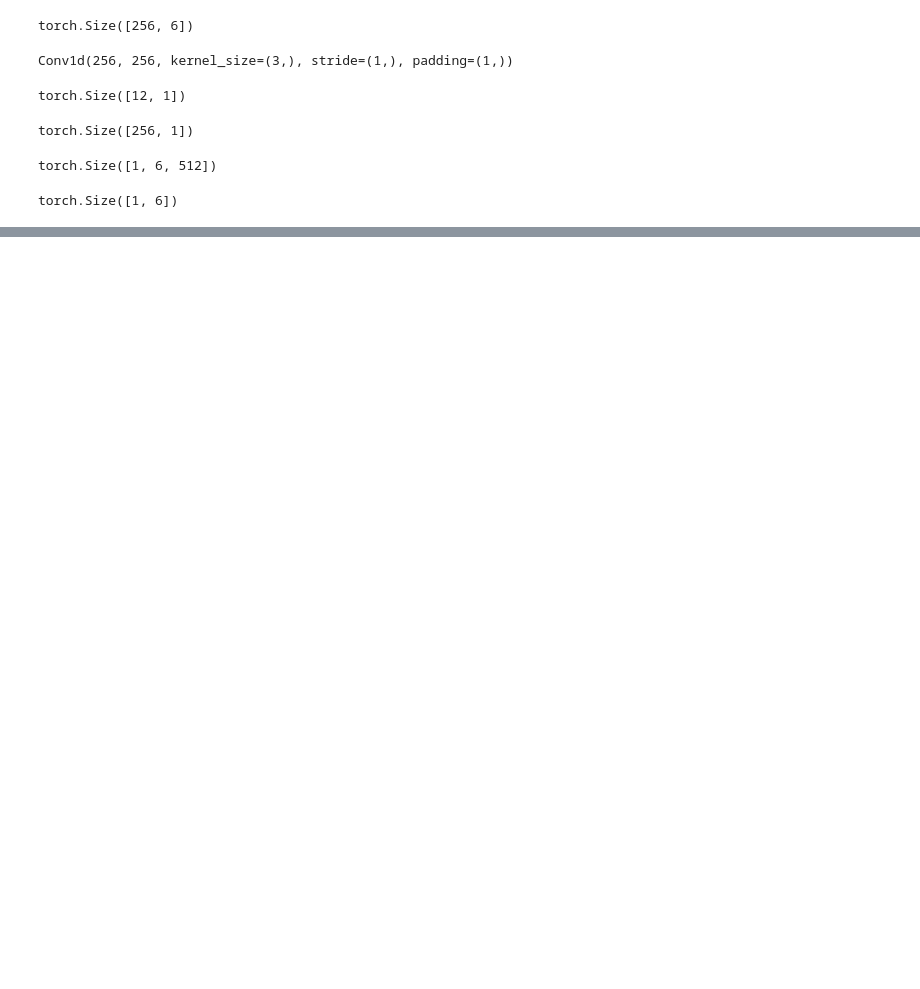
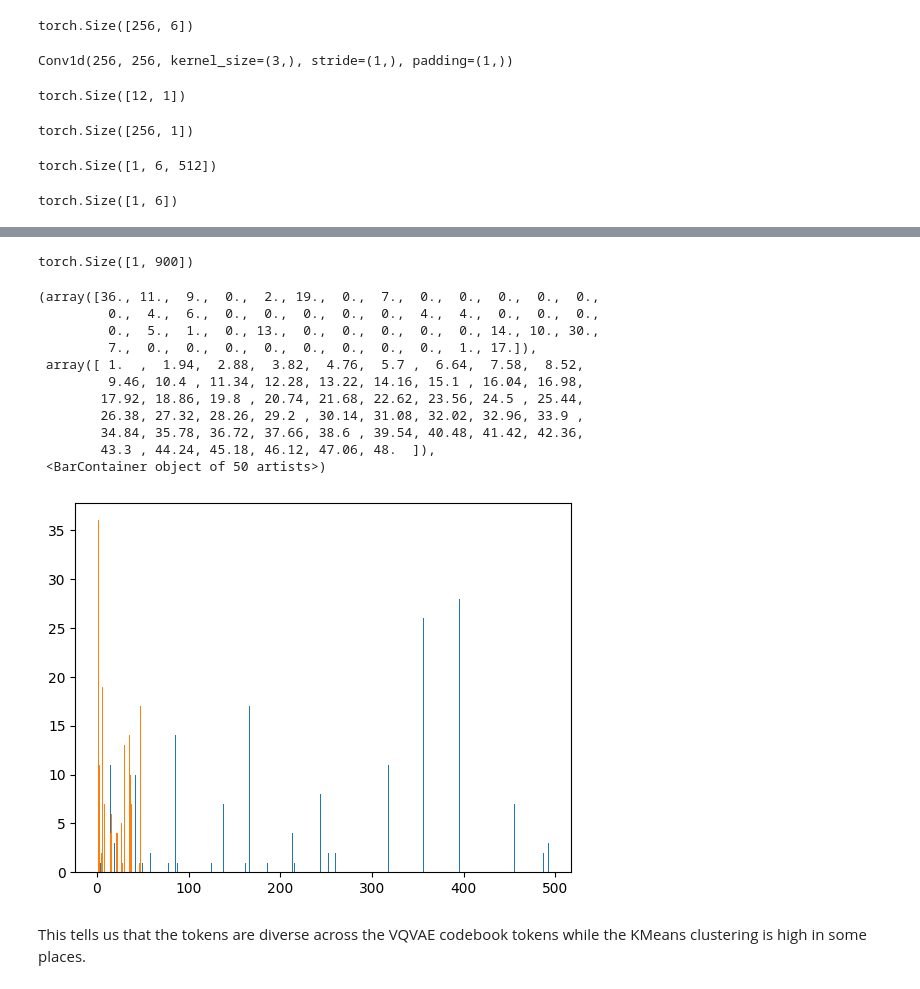
Before and after one commit to ojasprabhune/eeg, a Jupyter notebook: notebooks/vqvae_exploration.ipynb, the cells around one changed output, grey strips where cells are left out. Drawn from its saved outputs; the diff is of its cells as text; code cells hidden in the pictures; blank space fills up the shorter version.

```diff
--- a/notebooks/vqvae_exploration.ipynb
+++ b/notebooks/vqvae_exploration.ipynb
@@ -56,0 +128,23 @@ z_q = z_e + (z_q - z_e).detach()
+# %%
+with torch.no_grad():
+    vqvae_toks = vqvae(appendage_batch.to(torch.float32).to(device), return_toks=True)
+# %%
+print(vqvae_toks.shape)
+plt.hist(vqvae_toks.squeeze(0).cpu()[:200], bins=512)
+plt.hist(region_batch.squeeze(0).cpu()[:200], bins=50)
+# %% [output]
+torch.Size([1, 900])
+(array([36., 11.,  9.,  0.,  2., 19.,  0.,  7.,  0.,  0.,  0.,  0.,  0.,
+         0.,  4.,  6.,  0.,  0.,  0.,  0.,  0.,  4.,  4.,  0.,  0.,  0.,
+         0.,  5.,  1.,  0., 13.,  0.,  0.,  0.,  0.,  0., 14., 10., 30.,
+         7.,  0.,  0.,  0.,  0.,  0.,  0.,  0.,  0.,  1., 17.]),
+ array([ 1.  ,  1.94,  2.88,  3.82,  4.76,  5.7 ,  6.64,  7.58,  8.52,
+         9.46, 10.4 , 11.34, 12.28, 13.22, 14.16, 15.1 , 16.04, 16.98,
+        17.92, 18.86, 19.8 , 20.74, 21.68, 22.62, 23.56, 24.5 , 25.44,
+        26.38, 27.32, 28.26, 29.2 , 30.14, 31.08, 32.02, 32.96, 33.9 ,
+        34.84, 35.78, 36.72, 37.66, 38.6 , 39.54, 40.48, 41.42, 42.36,
+        43.3 , 44.24, 45.18, 46.12, 47.06, 48.  ]),
+ <BarContainer object of 50 artists>)
+[figure, added]
+# %% [markdown]
+This tells us that the tokens are diverse across the VQVAE codebook tokens while the KMeans clustering is high in some places.
```
Also changed, not shown: parts of 7 cells of this notebook, 6 other files.
